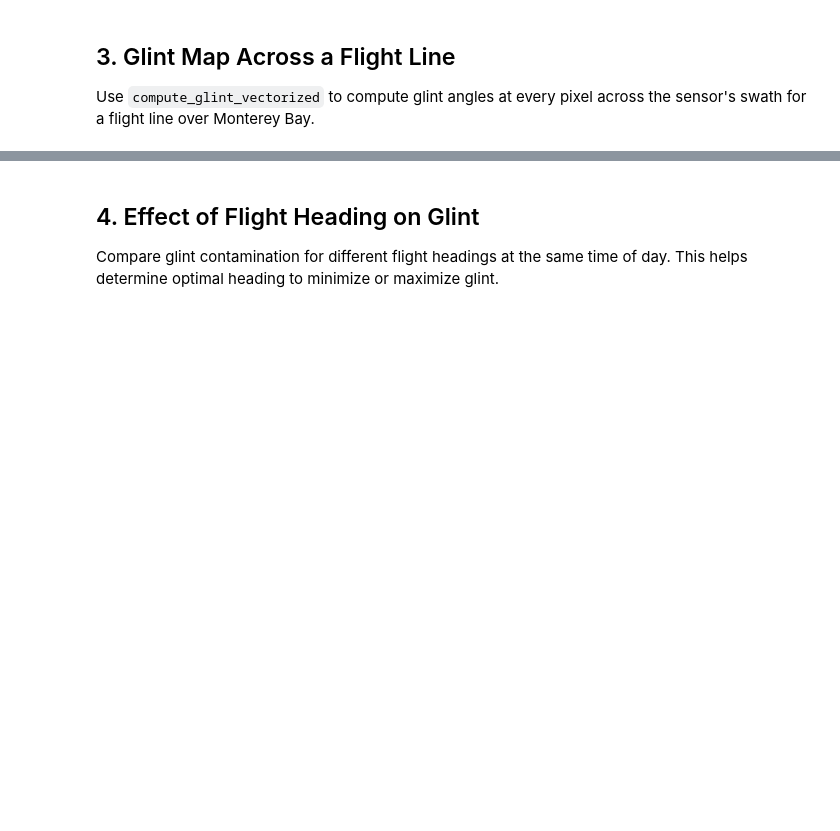
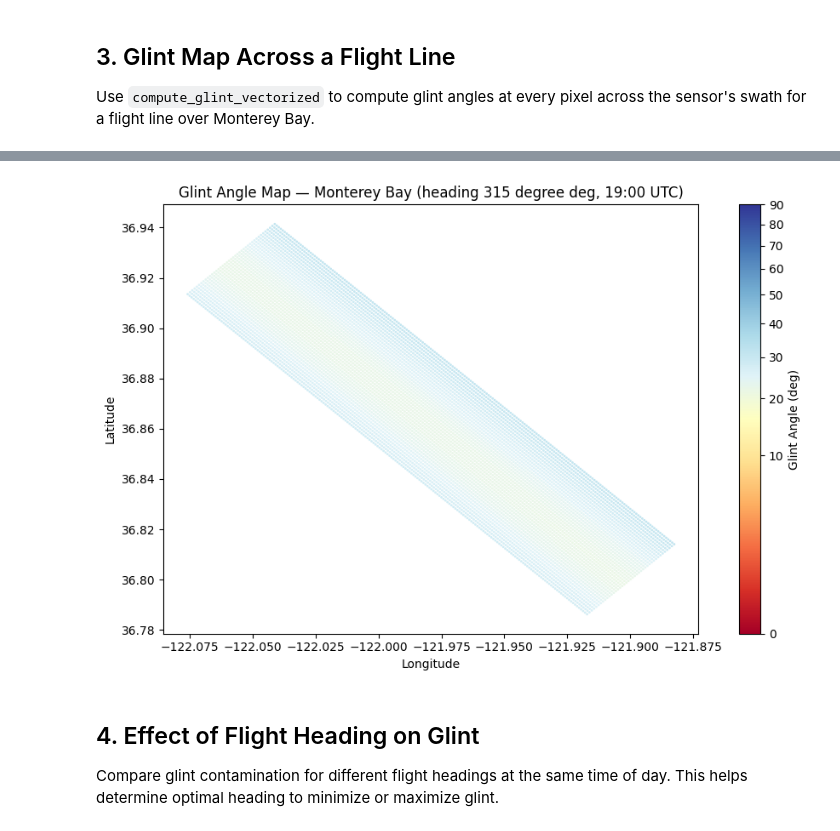
Before and after one commit to ryanpavlick/hyplan, a Jupyter notebook: notebooks/glint_analysis.ipynb, the cells around one changed output, grey strips where cells are left out. Cells and saved outputs as stored; diff of their text form; code cells hidden in the pictures; blank space fills up the shorter version.

```diff
--- a/notebooks/glint_analysis.ipynb
+++ b/notebooks/glint_analysis.ipynb
@@ -89,16 +102,21 @@ gdf.head()
 # %%
+from matplotlib.colors import PowerNorm
+
 fig, ax = plt.subplots(figsize=(10, 6))
 scatter = ax.scatter(
     gdf.geometry.x, gdf.geometry.y,
-    c=gdf["glint_angle"], cmap="RdYlGn", s=1, vmin=0, vmax=90
+    c=gdf["glint_angle"], cmap="RdYlBu", s=1,
+    norm=PowerNorm(gamma=0.4, vmin=0, vmax=90)
 )
 plt.colorbar(scatter, ax=ax, label="Glint Angle (deg)")
 ax.set_xlabel("Longitude")
 ax.set_ylabel("Latitude")
 ax.set_title(f"Glint Angle Map — {fl.site_name} (heading {fl.az12:.0f} deg, {obs_time.strftime('%H:%M UTC')})")
 ax.set_aspect("equal")
 plt.tight_layout()
 plt.show()
+# %% [output]
+[figure, added]
 # %% [markdown]
 ## 4. Effect of Flight Heading on Glint
 
```
Also changed, not shown: parts of 10 cells of this notebook, 32 other files.
